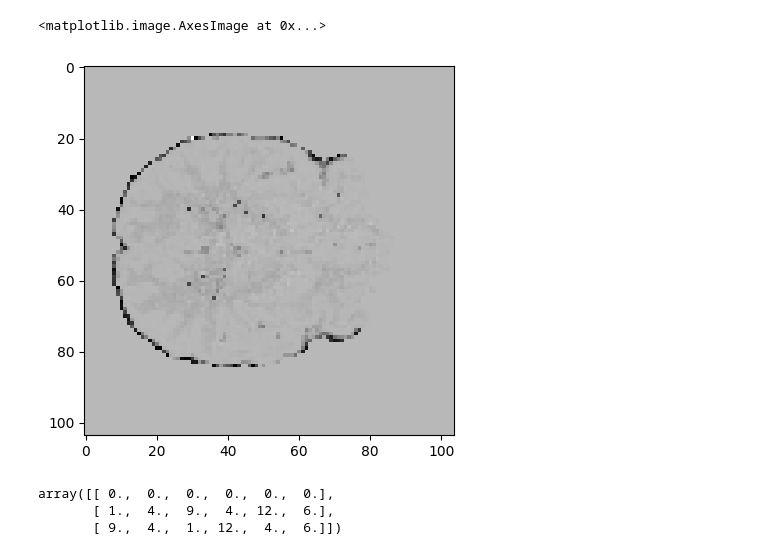
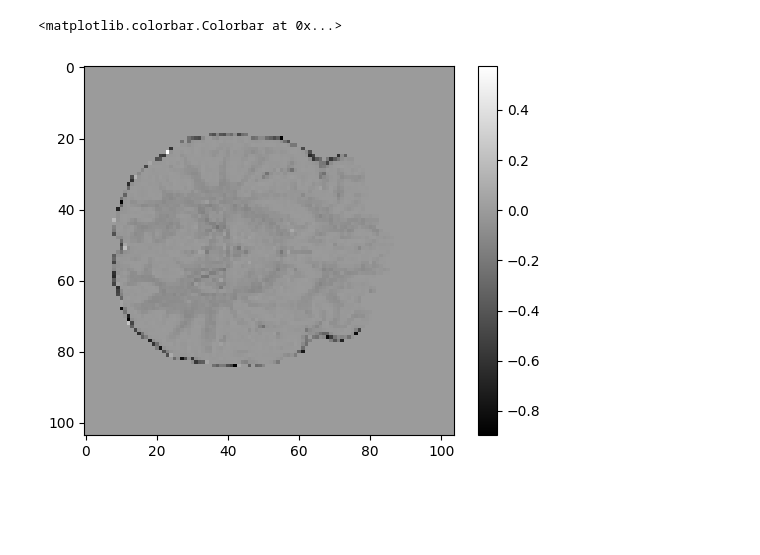
Before and after one commit to FrancescoNottingham/diffusion-tensor-fit-exercise, a Jupyter notebook: code/testing-code.ipynb, the cells around one changed output. Cells and saved outputs as stored; diff of their text form; code cells hidden in the pictures; blank space fills up the shorter version.

```diff
--- a/code/testing-code.ipynb
+++ b/code/testing-code.ipynb
@@ -42,6 +36,7 @@ plt.imshow(dtfit[:,:,29], cmap='gray')
 differences = fractional_anisotropy-dtfit
 # %%
 plt.imshow(differences[:,:,29], cmap='gray')
+plt.colorbar()
 # %% [output]
-<matplotlib.image.AxesImage at 0x...>
+<matplotlib.colorbar.Colorbar at 0x...>
-[figure, old version]
+[figure, new version]
@@ -53,6 +42,0 @@ test_solution2 = np.array([[0,0,0,0,0,0],
-# %%
-dff.create_bvec_array(test_array2)
-# %% [output]
-array([[ 0.,  0.,  0.,  0.,  0.,  0.],
-       [ 1.,  4.,  9.,  4., 12.,  6.],
-       [ 9.,  4.,  1., 12.,  4.,  6.]])
```
Also changed, not shown: parts of 5 cells of this notebook, 2 other files.
